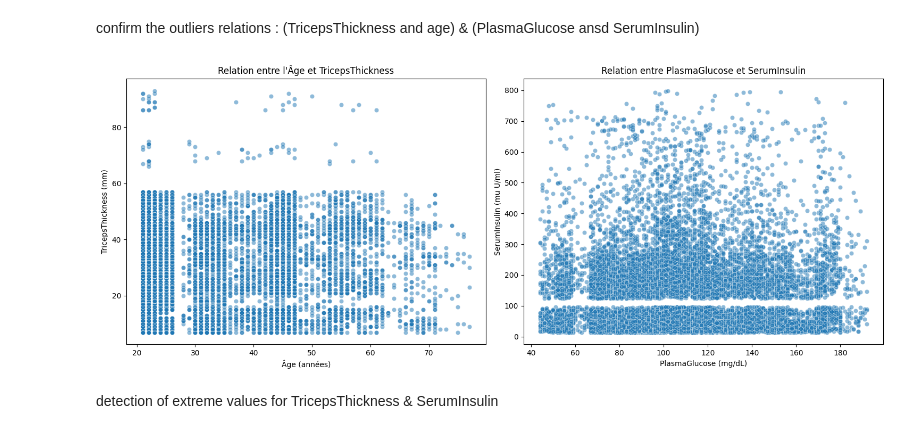
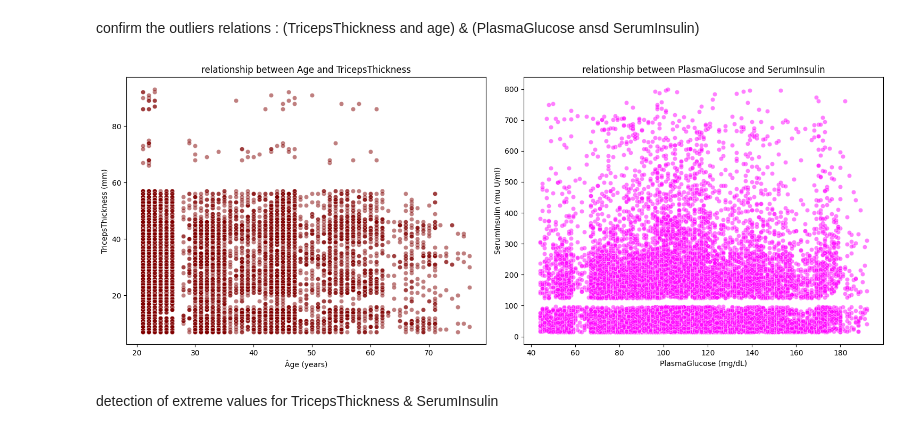
Before and after one commit to Lucky12348/diabetes_prediction, a Jupyter notebook: noteBook/analyze_diabetes.ipynb, the cells around one changed output. Cells and saved outputs as stored; diff of their text form; code cells hidden in the pictures.

```diff
--- a/noteBook/analyze_diabetes.ipynb
+++ b/noteBook/analyze_diabetes.ipynb
@@ -131,22 +131,22 @@ relations : (TricepsThickness and age) & (PlasmaGlucose ansd SerumInsulin)
 # %%
 fig, axes = plt.subplots(nrows=1, ncols=2, figsize=(15, 6))
 
-# Scatter plot pour TricepsThickness vs Age
-sns.scatterplot(x=df["Age"], y=df["TricepsThickness"], alpha=0.5, ax=axes[0])
-axes[0].set_title("Relation entre l'Âge et TricepsThickness")
-axes[0].set_xlabel("Âge (années)")
+# TricepsThickness vs Age
+sns.scatterplot(x=df["Age"], y=df["TricepsThickness"], alpha=0.5, ax=axes[0], color='maroon')
+axes[0].set_title("relationship between Age and TricepsThickness")
+axes[0].set_xlabel("Âge (years)")
 axes[0].set_ylabel("TricepsThickness (mm)")
 
-# Scatter plot pour SerumInsulin vs PlasmaGlucose
-sns.scatterplot(x=df["PlasmaGlucose"], y=df["SerumInsulin"], alpha=0.5, ax=axes[1])
-axes[1].set_title("Relation entre PlasmaGlucose et SerumInsulin")
+# SerumInsulin vs PlasmaGlucose
+sns.scatterplot(x=df["PlasmaGlucose"], y=df["SerumInsulin"], alpha=0.5, ax=axes[1], color='magenta')
+axes[1].set_title("relationship between PlasmaGlucose and SerumInsulin")
 axes[1].set_xlabel("PlasmaGlucose (mg/dL)")
 axes[1].set_ylabel("SerumInsulin (mu U/ml)")
 
 plt.tight_layout()
 plt.show()
 # %% [output]
-[figure, old version]
+[figure, new version]
 # %% [markdown]
 detection of extreme values for TricepsThickness & SerumInsulin
 # %% [markdown]
```
Also changed, not shown: parts of 1 cell of this notebook.
